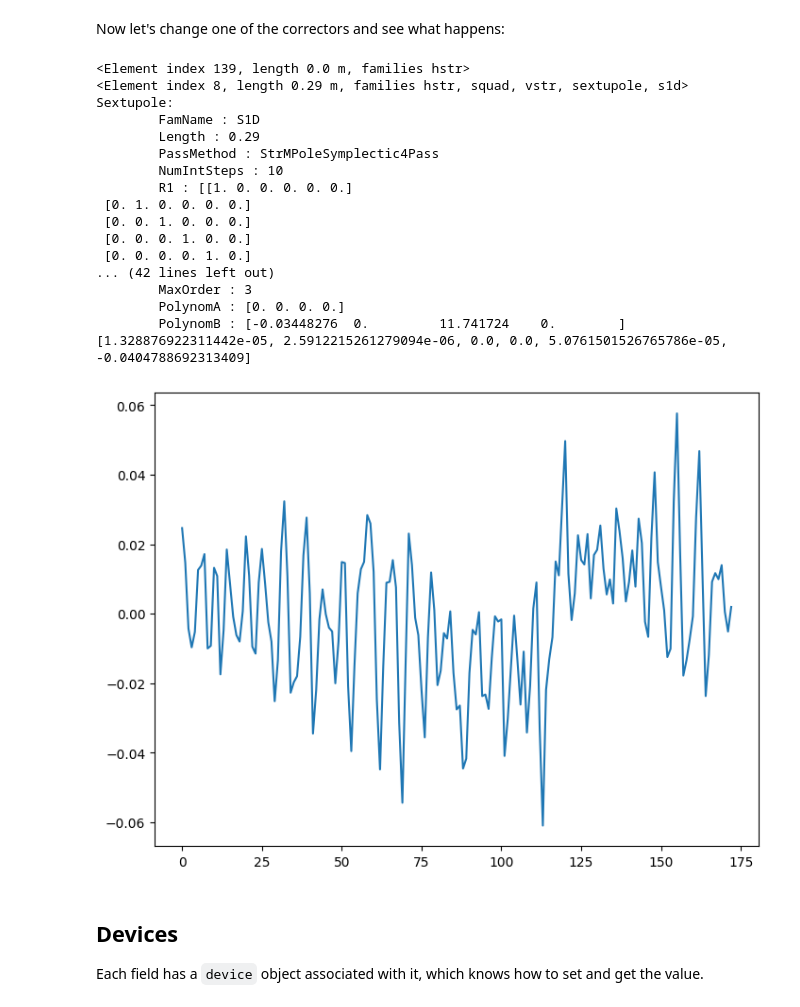
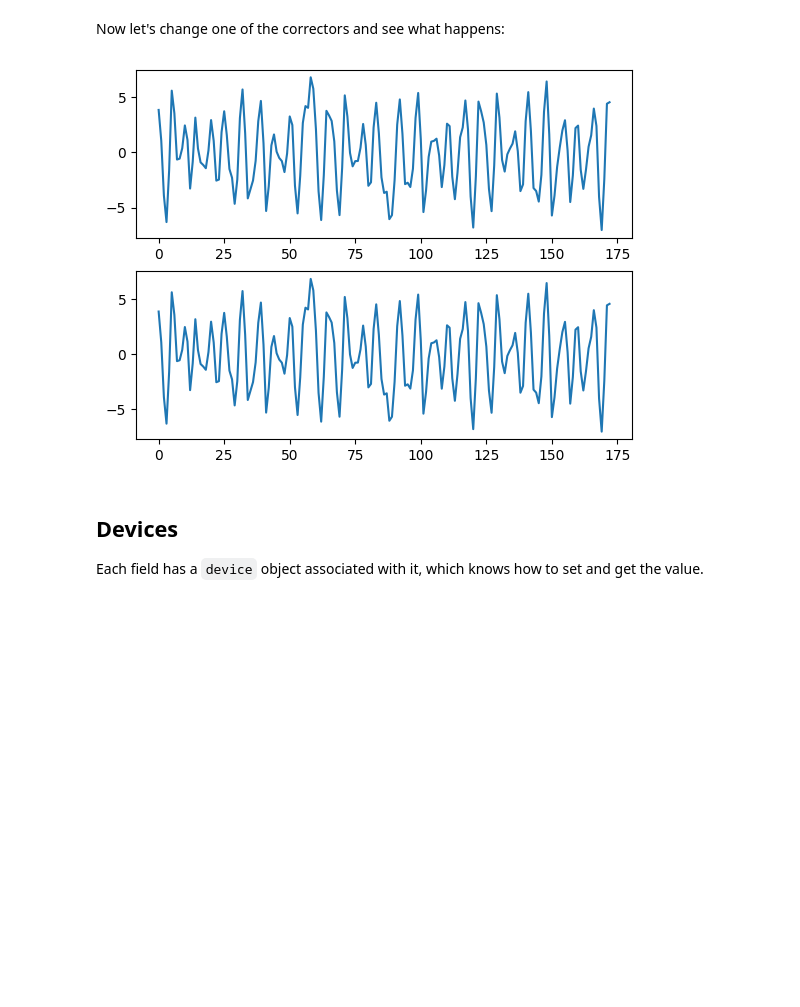
Before and after one commit to T-Nicholls/atip, a Jupyter notebook: tutorial.ipynb, the cells around one changed output. Saved outputs shown, nothing was run; the diff lists cells and outputs as text; code cells hidden in the pictures; blank space fills up the shorter version.

```diff
--- a/tutorial.ipynb
+++ b/tutorial.ipynb
@@ -68,48 +67,24 @@ plt.show()
 # %% [markdown]
 Now let's change one of the correctors and see what happens:
-# %%
-hcor1 = lattice.get_elements("HSTR")[10]
-print(hcor1)
-print(lattice[7])
-simulator = atip.utils.get_atsim(lattice)
-simulator.pause_calculations()
-#print(simulator._at_lat[7])
-hcor1.set_value("x_kick", 0.01, units=pytac.PHYS, data_source=pytac.SIM)
-print(simulator._queue._EventQueue__queue)
-import numpy
-#print(list(simulator._lattice_data.twiss["closed_orbit"][0]))
-simulator.trigger_calculation()
-simulator.wait_for_calculations()
-#print(simulator._queue._EventQueue__queue)
-#print(simulator._at_lat[7])
-#print(list(simulator._lattice_data.twiss["closed_orbit"][0]))
-x_values = []
-for bpm in bpms:
-    x_values.append(bpm.get_value("x", data_source=pytac.SIM))
-fig = plt.figure()
-ax = fig.add_axes([0, 0, 1, 1])
-ax.plot(range(len(bpms)), x_values)
-#plt.ylim([-4, 4])
-plt.show()
-# %% [output]
-<Element index 139, length 0.0 m, families hstr>
-<Element index 8, length 0.29 m, families hstr, squad, vstr, sextupole, s1d>
-Sextupole:
-        FamName : S1D
-        Length : 0.29
-        PassMethod : StrMPoleSymplectic4Pass
-        NumIntSteps : 10
-        R1 : [[1. 0. 0. 0. 0. 0.]
- [0. 1. 0. 0. 0. 0.]
- [0. 0. 1. 0. 0. 0.]
- [0. 0. 0. 1. 0. 0.]
- [0. 0. 0. 0. 1. 0.]
-... (42 lines left out)
-        MaxOrder : 3
-        PolynomA : [0. 0. 0. 0.]
-        PolynomB : [-0.03448276  0.         11.741724    0.        ]
-[1.328876922311442e-05, 2.5912215261279094e-06, 0.0, 0.0, 5.0761501526765786e-05, -0.0404788692313409]
-[figure, removed]
+# %%
+# Display our initial BPM x positions for reference
+fig = plt.figure()
+ax1 = fig.add_subplot(2,1,1)
+ax1.plot(range(len(bpms)), initial_x_values)
+# Change the x_kick of one of the corrector magnets
+hcor1 = lattice.get_elements("HSTR")[10]
+simulator = atip.utils.get_atsim(lattice)
+hcor1.set_value("x_kick", 0.001, units=pytac.PHYS, data_source=pytac.SIM)
+simulator.wait_for_calculations()
+# Measure and plot the BPM x positions after the change
+new_x_values = []
+for bpm in bpms:
+    new_x_values.append(bpm.get_value("x", data_source=pytac.SIM))
+ax2 = fig.add_subplot(2,1,2)
+ax2.plot(range(len(bpms)), new_x_values)
+plt.show()
+# %% [output]
+[figure, added]
 # %% [markdown]
 ## Devices
 
```
Also changed, not shown: parts of 3 cells of this notebook.
